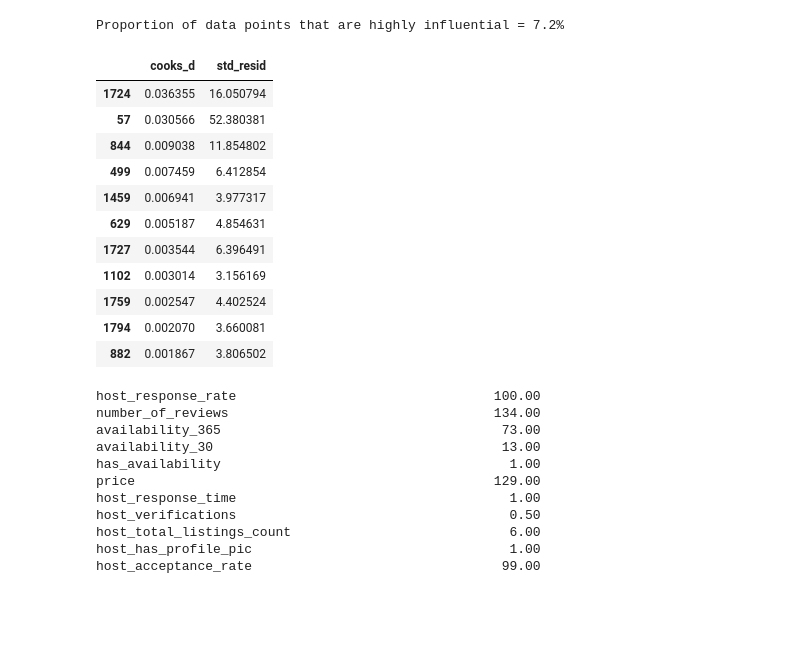
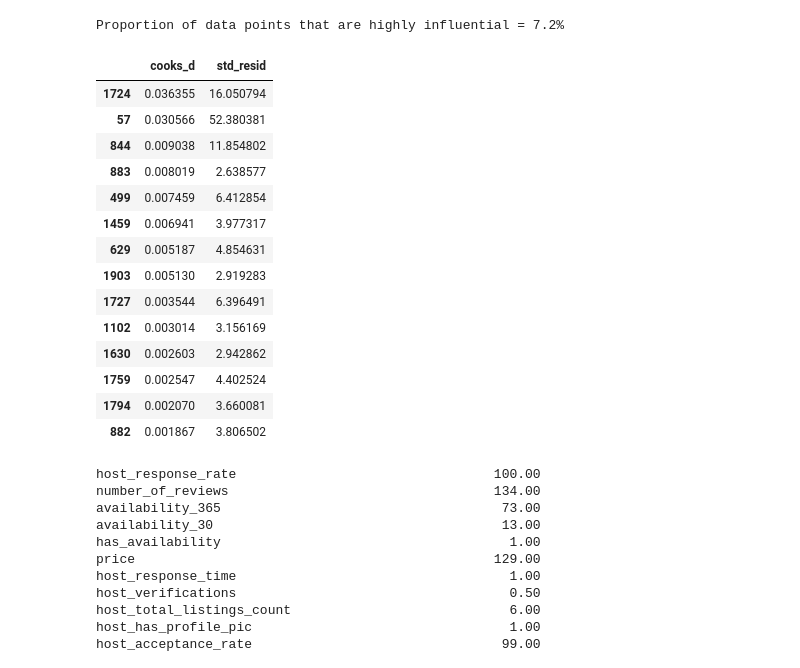
Before and after one commit to JuanesLamilla/yvr-airbnb-license-model, a Jupyter notebook: Logistic_Regression_Assumptions.ipynb, the cells around one changed output. Cells and saved outputs as stored; diff of their text form; code cells hidden in the pictures; blank space fills up the shorter version.

```diff
--- a/Logistic_Regression_Assumptions.ipynb
+++ b/Logistic_Regression_Assumptions.ipynb
@@ -237,6 +237,8 @@ cols_to_keep_1
 # check the NAN value of X_1 and delete the rows
 np.where(np.isnan(listings_df_1[cols_to_keep_1]).any(axis=1))[0]
 listings_df_1 = listings_df_1.drop([2608, 2992, 3080, 3163, 3390])
+listings_df_1 = listings_df_1.drop([1724, 57, 844, 833, 499, 1459, 629, 1903, 1727, 1102, 1630, 1759, 1794, 882], axis=0)
+
 
 # Redefine independent variables to include interaction terms
 X_1 = listings_df_1[cols_to_keep_1]
@@ -338,20 +418,23 @@ Proportion of data points that are highly influential = 7.2%
 # %%
 # Find number of observations which are BOTH outlier (std dev > 3) and highly influential
 extreme = diagnosis_df[(diagnosis_df['cooks_d'] > cook_threshold) &
-                       (diagnosis_df['std_resid'] > 3)]
+                       (diagnosis_df['std_resid'] > 2.5)]
 prop_extreme = round(100*(len(extreme) / len(listings_df)),1)
 # Display top most influential outliers
 extreme.sort_values("cooks_d", ascending=False)
 # %% [output]
 |  | cooks_d | std_resid |
 | 1724 | 0.036355 | 16.050794 |
 | 57 | 0.030566 | 52.380381 |
 | 844 | 0.009038 | 11.854802 |
+| 883 | 0.008019 | 2.638577 |
 | 499 | 0.007459 | 6.412854 |
 | 1459 | 0.006941 | 3.977317 |
 | 629 | 0.005187 | 4.854631 |
+| 1903 | 0.005130 | 2.919283 |
 | 1727 | 0.003544 | 6.396491 |
 | 1102 | 0.003014 | 3.156169 |
+| 1630 | 0.002603 | 2.942862 |
 | 1759 | 0.002547 | 4.402524 |
 | 1794 | 0.002070 | 3.660081 |
 | 882 | 0.001867 | 3.806502 |
```
Also changed, not shown: parts of 11 cells of this notebook, 2 other files.
